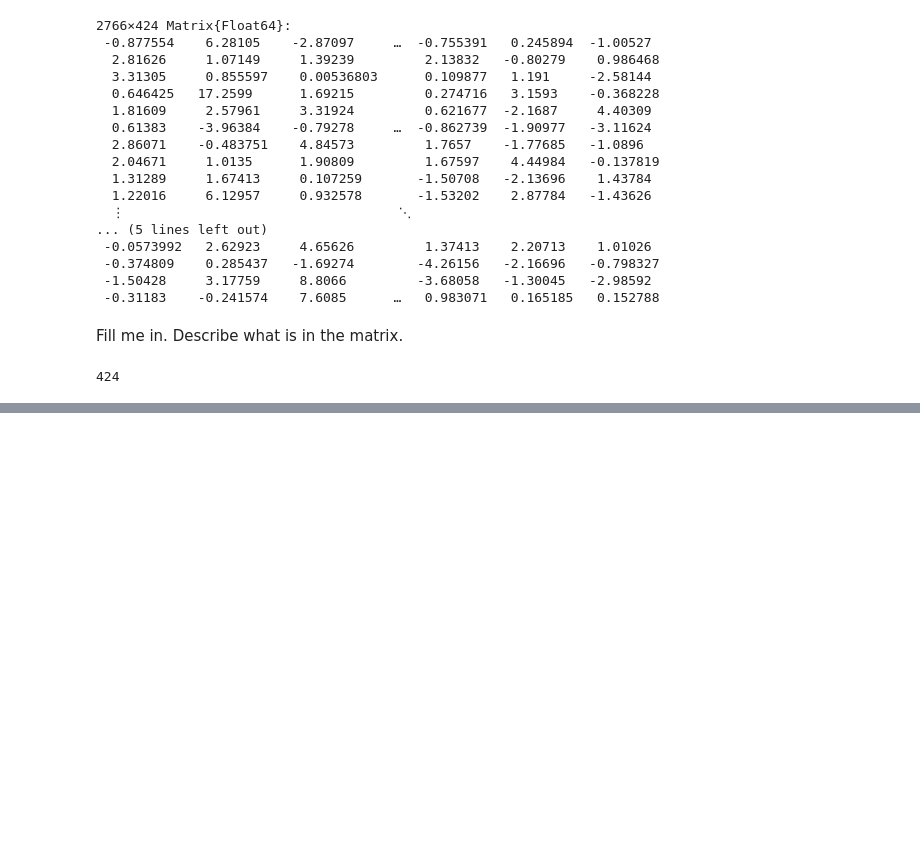
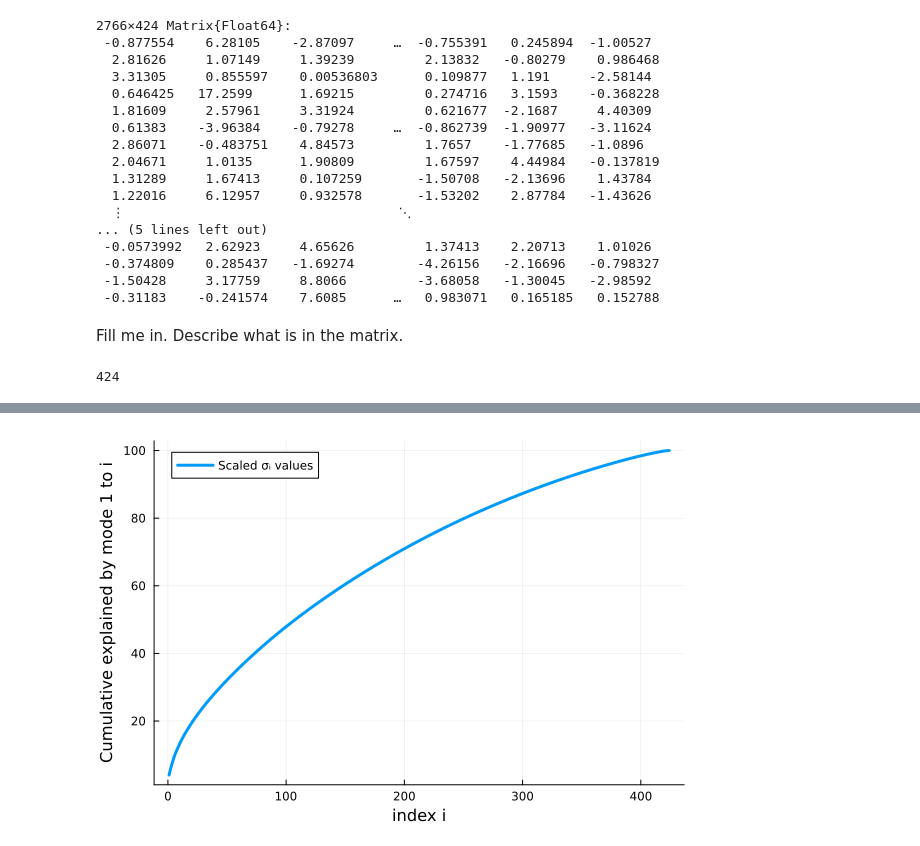
Before and after one commit to varnerlab/CHEME-140-eCornell-Repository, a Jupyter notebook: courses/CHEME-144/module-1/CHEME-144-M1-SVD-SP500-Ungraded-Codio-Activity.ipynb, the cells around one changed output, grey strips where cells are left out. Cells and saved outputs as stored; diff of their text form; code cells hidden in the pictures; blank space fills up the shorter version.

```diff
--- a/courses/CHEME-144/module-1/CHEME-144-M1-SVD-SP500-Ungraded-Codio-Activity.ipynb
+++ b/courses/CHEME-144/module-1/CHEME-144-M1-SVD-SP500-Ungraded-Codio-Activity.ipynb
@@ -113,0 +140,2 @@ Fill me in
+# %%
+U,S,V = svd(growth_rate_array); # note the transpose
@@ -113,0 +146,14 @@ Fill me in
+# %%
+let
+
+    # make a plot of the fractional contribution of the singular values
+    number_of_modes = length(S);
+    SS = (1/sum(S))*S;
+    explained_array = [100*sum(SS[1:i]) for i ∈ 1:number_of_modes]; # comprehension
+
+    plot(explained_array, label="Scaled σᵢ values", lw=3)
+    xlabel!("index i", fontsize=18)
+    ylabel!("Cumulative explained by mode 1 to i", fontsize=18)
+end
+# %% [output]
+[figure, added]
```
Also changed, not shown: parts of 9 cells of this notebook.
